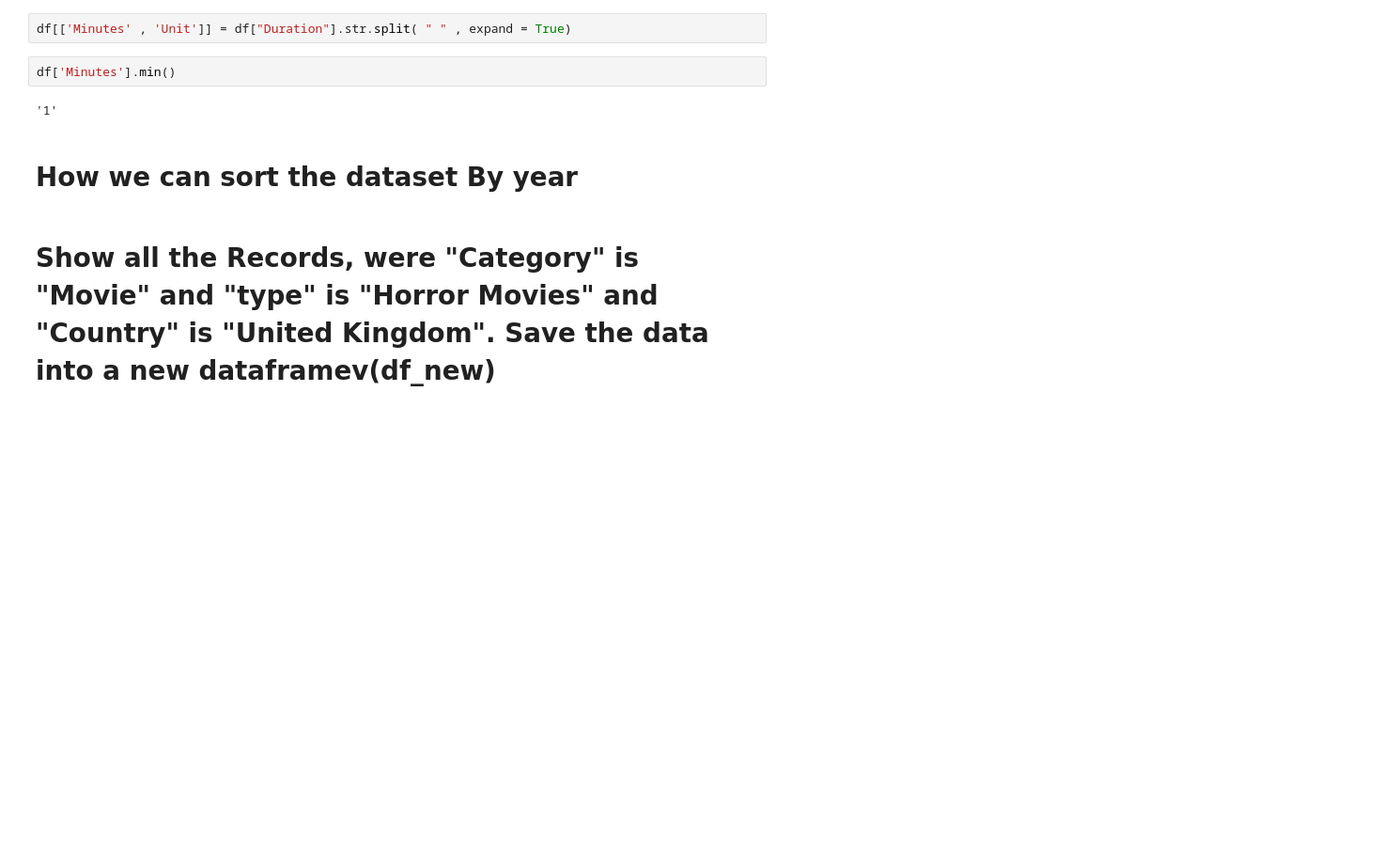
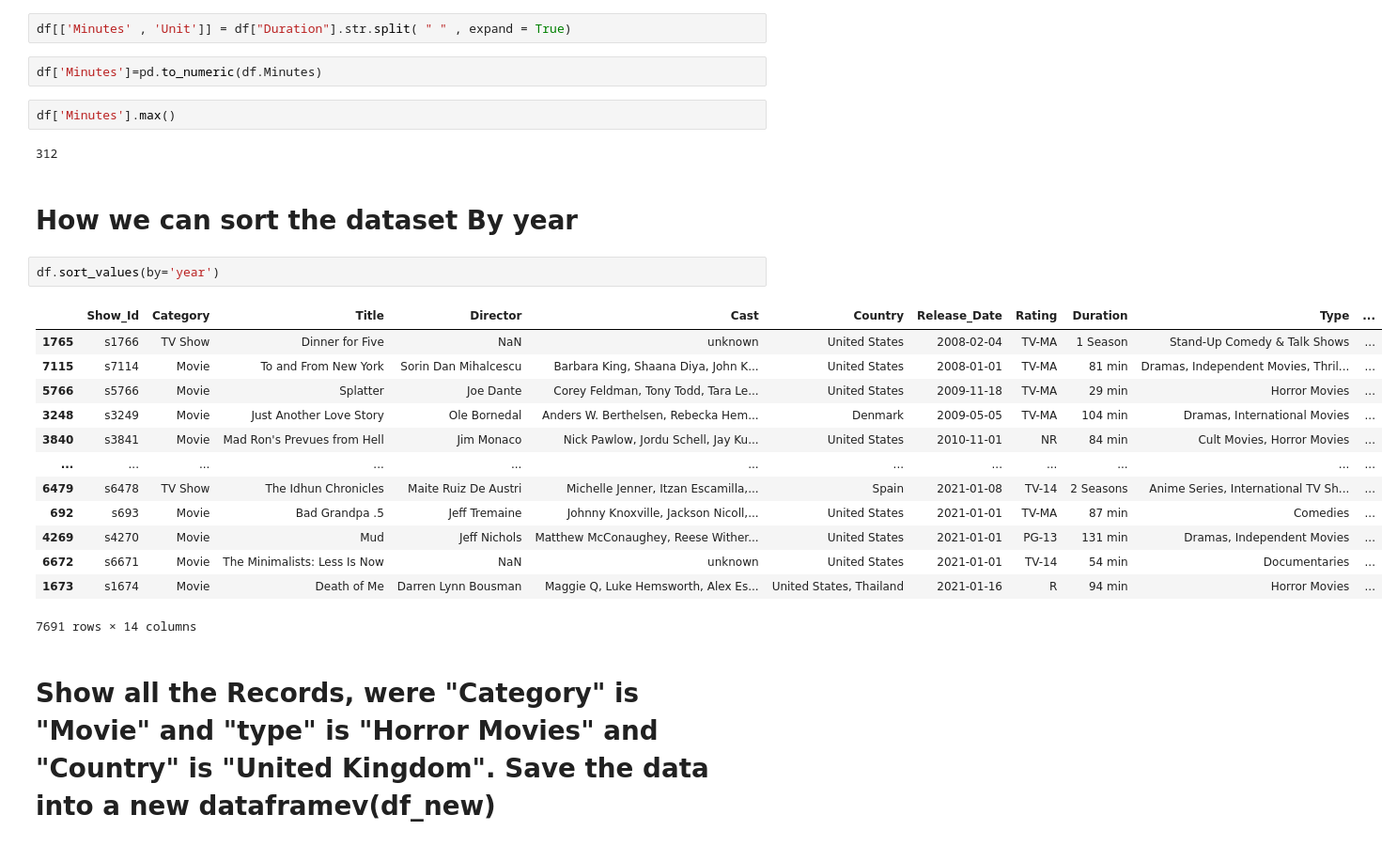
Before and after one commit to Graviton12/DS160-In-Class-Group-Assignment, a Jupyter notebook: Netflix Data Analysis Using Python-Class NB.ipynb, the cells around one changed output. Shown: that part at 94% size. Drawn from its saved outputs; the diff is of its cells as text; blank space fills up the shorter version.

```diff
--- a/Netflix Data Analysis Using Python-Class NB.ipynb
+++ b/Netflix Data Analysis Using Python-Class NB.ipynb
@@ -338,11 +407,29 @@ The Duration Column has 12 tpe values one is Int and oother is Object, Seprate B
 # %%
 df[['Minutes' , 'Unit']] = df["Duration"].str.split( " " , expand = True)
 # %%
-df['Minutes'].min()
+df['Minutes']=pd.to_numeric(df.Minutes)
-# %% [output]
-'1'
+# %%
+df['Minutes'].max()
+# %% [output]
+312
 # %% [markdown]
 # How we can sort the dataset By year
+# %%
+df.sort_values(by='year')
+# %% [output]
+|  | Show_Id | Category | Title | Director | Cast | Country | Release_Date | Rating | Duration | Type | ... |
+| 1765 | s1766 | TV Show | Dinner for Five | NaN | unknown | United States | 2008-02-04 | TV-MA | 1 Season | Stand-Up Comedy & Talk Shows | ... |
+| 7115 | s7114 | Movie | To and From New York | Sorin Dan Mihalcescu | Barbara King, Shaana Diya, John K... | United States | 2008-01-01 | TV-MA | 81 min | Dramas, Independent Movies, Thril... | ... |
+| 5766 | s5766 | Movie | Splatter | Joe Dante | Corey Feldman, Tony Todd, Tara Le... | United States | 2009-11-18 | TV-MA | 29 min | Horror Movies | ... |
+| 3248 | s3249 | Movie | Just Another Love Story | Ole Bornedal | Anders W. Berthelsen, Rebecka Hem... | Denmark | 2009-05-05 | TV-MA | 104 min | Dramas, International Movies | ... |
+| 3840 | s3841 | Movie | Mad Ron's Prevues from Hell | Jim Monaco | Nick Pawlow, Jordu Schell, Jay Ku... | United States | 2010-11-01 | NR | 84 min | Cult Movies, Horror Movies | ... |
+| ... | ... | ... | ... | ... | ... | ... | ... | ... | ... | ... | ... |
+| 6479 | s6478 | TV Show | The Idhun Chronicles | Maite Ruiz De Austri | Michelle Jenner, Itzan Escamilla,... | Spain | 2021-01-08 | TV-14 | 2 Seasons | Anime Series, International TV Sh... | ... |
+| 692 | s693 | Movie | Bad Grandpa .5 | Jeff Tremaine | Johnny Knoxville, Jackson Nicoll,... | United States | 2021-01-01 | TV-MA | 87 min | Comedies | ... |
+| 4269 | s4270 | Movie | Mud | Jeff Nichols | Matthew McConaughey, Reese Wither... | United States | 2021-01-01 | PG-13 | 131 min | Dramas, Independent Movies | ... |
+| 6672 | s6671 | Movie | The Minimalists: Less Is Now | NaN | unknown | United States | 2021-01-01 | TV-14 | 54 min | Documentaries | ... |
+| 1673 | s1674 | Movie | Death of Me | Darren Lynn Bousman | Maggie Q, Luke Hemsworth, Alex Es... | United States, Thailand | 2021-01-16 | R | 94 min | Horror Movies | ... |
+7691 rows × 14 columns
 # %% [markdown]
 # Show all the Records, were "Category" is "Movie" and "type" is "Horror Movies" and "Country" is "United Kingdom". Save the data into a new dataframev(df_new)
 # %%
```
Also changed, not shown: parts of 22 cells of this notebook.
